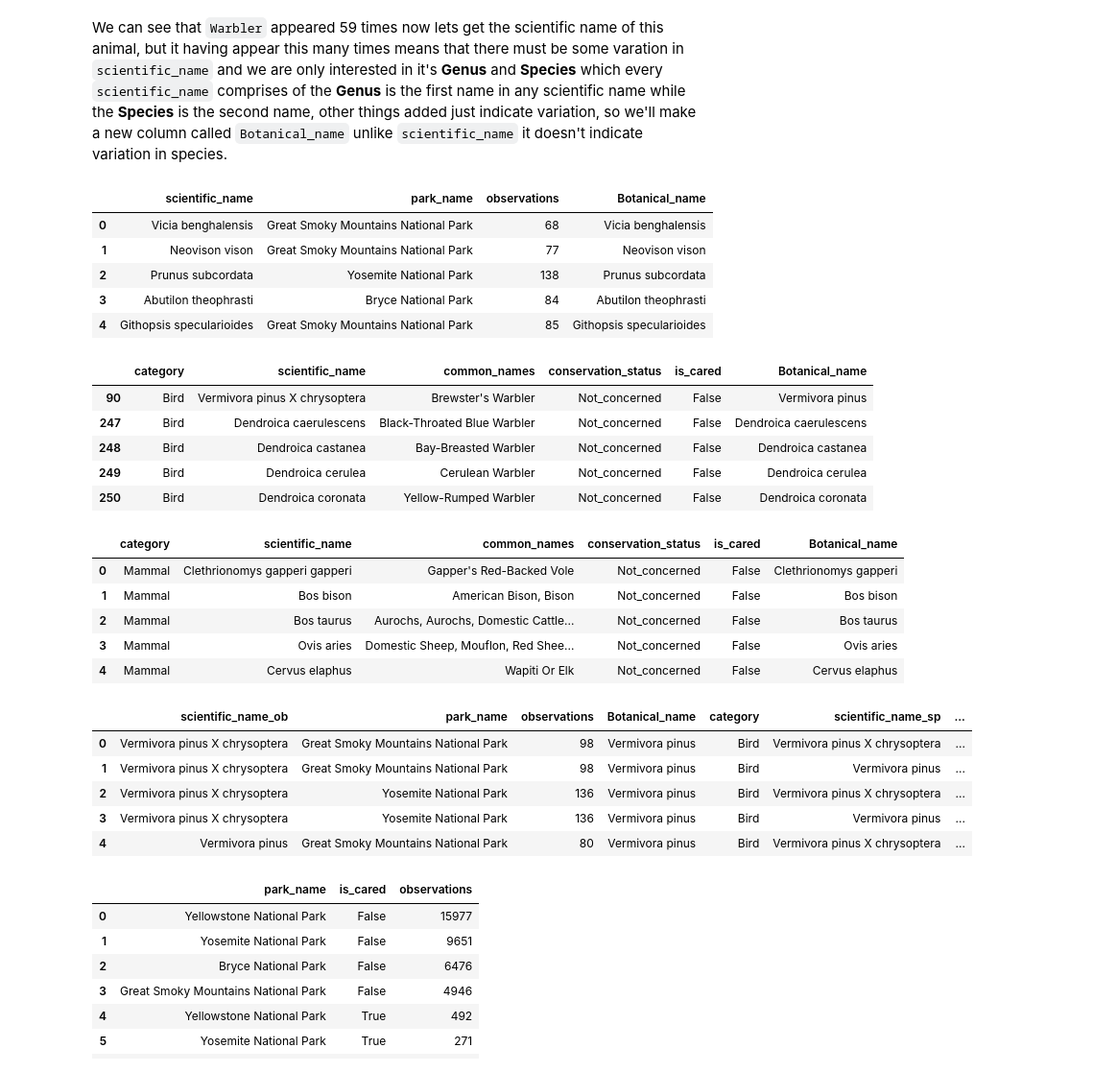
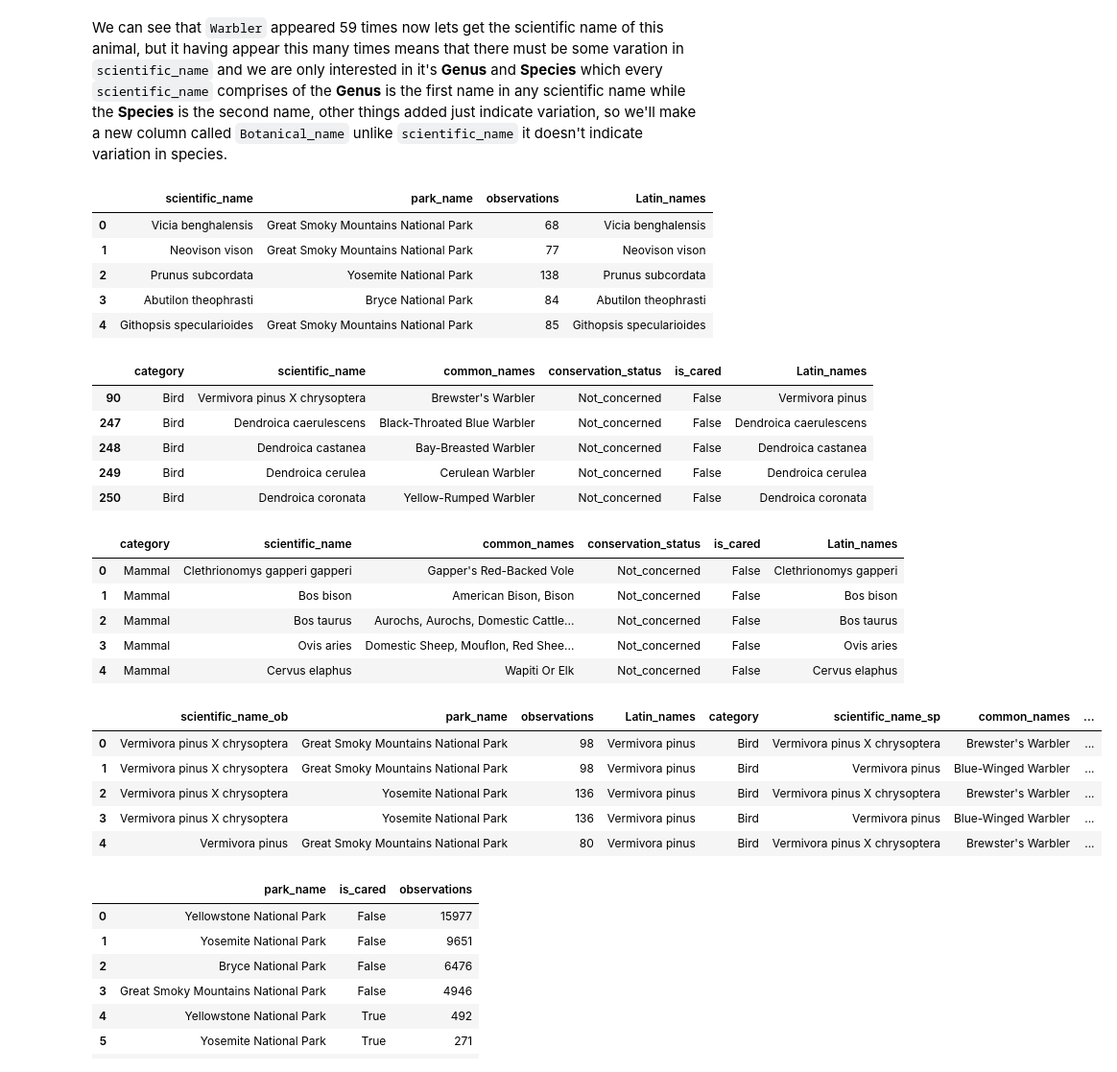
Before and after one commit to abdulqadirmuazzim/Biodiversity, a Jupyter notebook: biodiversity.ipynb, the cells around one changed output. Shown at 96% size. Saved outputs shown, nothing was run; the diff lists cells and outputs as text; code cells hidden in the pictures.

```diff
--- a/biodiversity.ipynb
+++ b/biodiversity.ipynb
@@ -438,15 +524,15 @@ species_names
 We can see that `Warbler` appeared 59 times now lets get the scientific name of this animal, but it having appear this many times means that there must be some varation in `scientific_name` and we are only interested in it's **Genus** and **Species** which every `scientific_name` comprises of the **Genus** is the first name in any scientific name while the **Species** is the second name, other things added just indicate variation, so we'll make a new column called `Botanical_name` unlike `scientific_name` it doesn't indicate variation in species.
 # %%
 botanical = species.scientific_name.str.split(expand=True)
-species['Botanical_name'] = botanical[0] + " " + botanical[1]
+species['Latin_names'] = botanical[0] + " " + botanical[1]
 
 
 
 botanical = observation.scientific_name.str.split(expand=True)
-observation['Botanical_name'] = botanical[0] + " " + botanical[1]
+observation['Latin_names'] = botanical[0] + " " + botanical[1]
 observation.head()
 # %% [output]
-|  | scientific_name | park_name | observations | Botanical_name |
+|  | scientific_name | park_name | observations | Latin_names |
 | 0 | Vicia benghalensis | Great Smoky Mountains National Park | 68 | Vicia benghalensis |
 | 1 | Neovison vison | Great Smoky Mountains National Park | 77 | Neovison vison |
 | 2 | Prunus subcordata | Yosemite National Park | 138 | Prunus subcordata |
@@ -456,7 +542,7 @@ observation.head()
 warbler = species[species.common_names.apply(lambda x: "Warbler" in x)]
 warbler.head()
 # %% [output]
-|  | category | scientific_name | common_names | conservation_status | is_cared | Botanical_name |
+|  | category | scientific_name | common_names | conservation_status | is_cared | Latin_names |
 | 90 | Bird | Vermivora pinus X chrysoptera | Brewster's Warbler | Not_concerned | False | Vermivora pinus |
 | 247 | Bird | Dendroica caerulescens | Black-Throated Blue Warbler | Not_concerned | False | Dendroica caerulescens |
 | 248 | Bird | Dendroica castanea | Bay-Breasted Warbler | Not_concerned | False | Dendroica castanea |
@@ -465,31 +551,31 @@ warbler.head()
 # %%
 species.head()
 # %% [output]
-|  | category | scientific_name | common_names | conservation_status | is_cared | Botanical_name |
+|  | category | scientific_name | common_names | conservation_status | is_cared | Latin_names |
 | 0 | Mammal | Clethrionomys gapperi gapperi | Gapper's Red-Backed Vole | Not_concerned | False | Clethrionomys gapperi |
 | 1 | Mammal | Bos bison | American Bison, Bison | Not_concerned | False | Bos bison |
 | 2 | Mammal | Bos taurus | Aurochs, Aurochs, Domestic Cattle... | Not_concerned | False | Bos taurus |
 | 3 | Mammal | Ovis aries | Domestic Sheep, Mouflon, Red Shee... | Not_concerned | False | Ovis aries |
 | 4 | Mammal | Cervus elaphus | Wapiti Or Elk | Not_concerned | False | Cervus elaphus |
 # %%
-warbler_species = warbler.Botanical_name.unique()
+warbler_species = warbler.Latin_names.unique()
 
 obser_list = []
 for specie in warbler_species:
-    data = observation[observation.Botanical_name == specie]
+    data = observation[observation.Latin_names == specie]
     obser_list.append(data)
 
 warbler_obser = pd.concat(obser_list)
 # %%
-warbler_obser = warbler_obser.merge(warbler, on="Botanical_name", suffixes=('_ob', "_sp"))
+warbler_obser = warbler_obser.merge(warbler, on="Latin_names", suffixes=('_ob', "_sp"))
 warbler_obser.head()
 # %% [output]
-|  | scientific_name_ob | park_name | observations | Botanical_name | category | scientific_name_sp | ... |
-| 0 | Vermivora pinus X chrysoptera | Great Smoky Mountains National Park | 98 | Vermivora pinus | Bird | Vermivora pinus X chrysoptera | ... |
-| 1 | Vermivora pinus X chrysoptera | Great Smoky Mountains National Park | 98 | Vermivora pinus | Bird | Vermivora pinus | ... |
-| 2 | Vermivora pinus X chrysoptera | Yosemite National Park | 136 | Vermivora pinus | Bird | Vermivora pinus X chrysoptera | ... |
-| 3 | Vermivora pinus X chrysoptera | Yosemite National Park | 136 | Vermivora pinus | Bird | Vermivora pinus | ... |
-| 4 | Vermivora pinus | Great Smoky Mountains National Park | 80 | Vermivora pinus | Bird | Vermivora pinus X chrysoptera | ... |
+|  | scientific_name_ob | park_name | observations | Latin_names | category | scientific_name_sp | common_names | ... |
+| 0 | Vermivora pinus X chrysoptera | Great Smoky Mountains National Park | 98 | Vermivora pinus | Bird | Vermivora pinus X chrysoptera | Brewster's Warbler | ... |
+| 1 | Vermivora pinus X chrysoptera | Great Smoky Mountains National Park | 98 | Vermivora pinus | Bird | Vermivora pinus | Blue-Winged Warbler | ... |
+| 2 | Vermivora pinus X chrysoptera | Yosemite National Park | 136 | Vermivora pinus | Bird | Vermivora pinus X chrysoptera | Brewster's Warbler | ... |
+| 3 | Vermivora pinus X chrysoptera | Yosemite National Park | 136 | Vermivora pinus | Bird | Vermivora pinus | Blue-Winged Warbler | ... |
+| 4 | Vermivora pinus | Great Smoky Mountains National Park | 80 | Vermivora pinus | Bird | Vermivora pinus X chrysoptera | Brewster's Warbler | ... |
 # %%
 obser_freq = warbler_obser.groupby(["park_name", "is_cared"]).observations.sum().sort_values(ascending=False).reset_index()
 obser_freq
```
Also changed, not shown: parts of 29 cells of this notebook, 1 other file.
